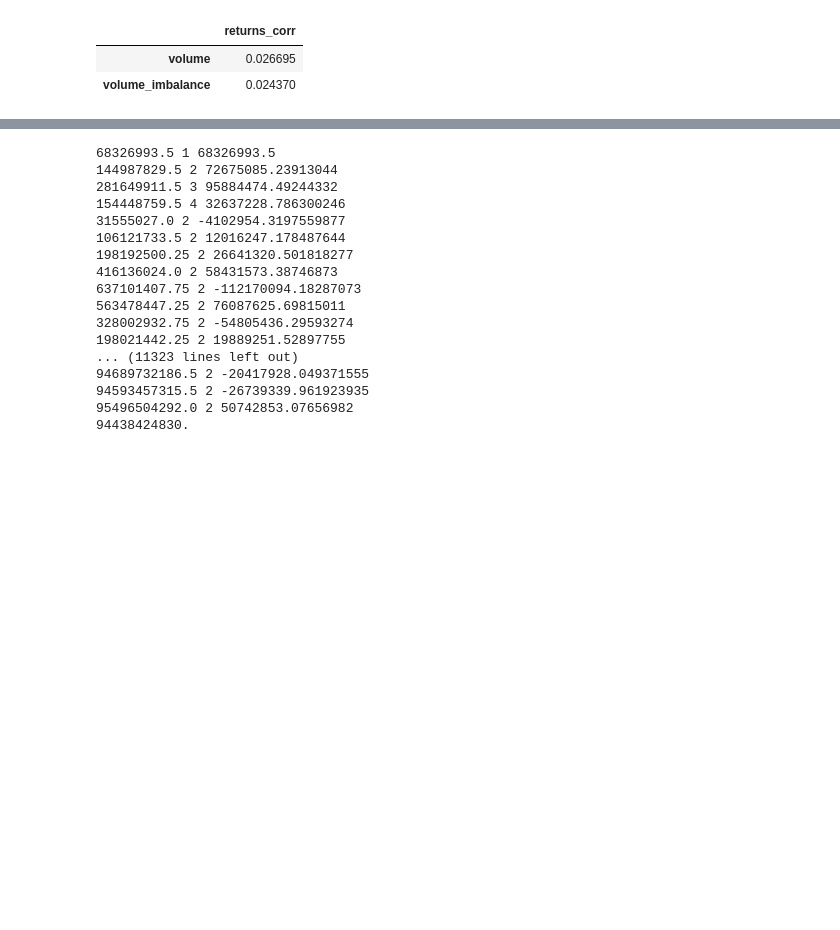
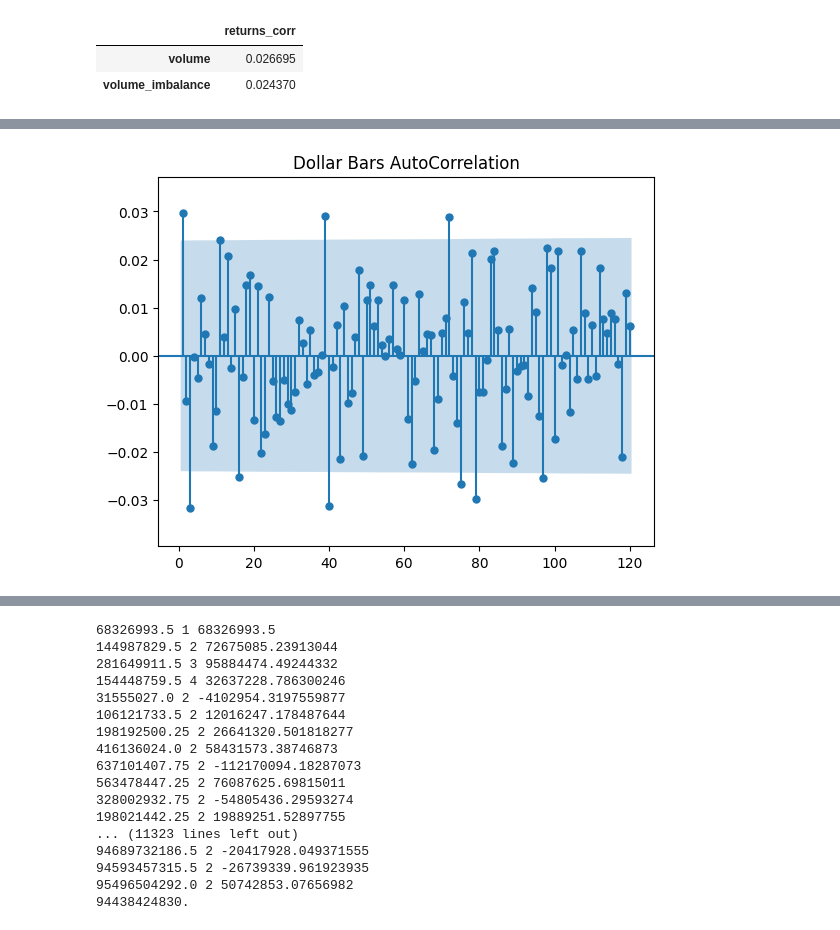
Before and after one commit to Goooo4it/Advances-in-Financial-Machine-Learning, a Jupyter notebook: 2.Financial_Data_Structures.ipynb, the cells around one changed output, grey strips where cells are left out. Cells and saved outputs as stored; diff of their text form; code cells hidden in the pictures; blank space fills up the shorter version.

```diff
--- a/2.Financial_Data_Structures.ipynb
+++ b/2.Financial_Data_Structures.ipynb
@@ -537,0 +548,7 @@ pd.DataFrame([volume_returns.autocorr(), volume_imb_returns.autocorr()], columns
+# %%
+from statsmodels.graphics.tsaplots import plot_acf
+plot_acf(dollar_returns,lags=120,alpha=0.05, adjusted=True, fft=True,zero=False, auto_ylims=True)
+plt.title('Dollar Bars AutoCorrelation')
+plt.show()
+# %% [output]
+[figure, added]
```
Also changed, not shown: parts of 5 cells of this notebook.
